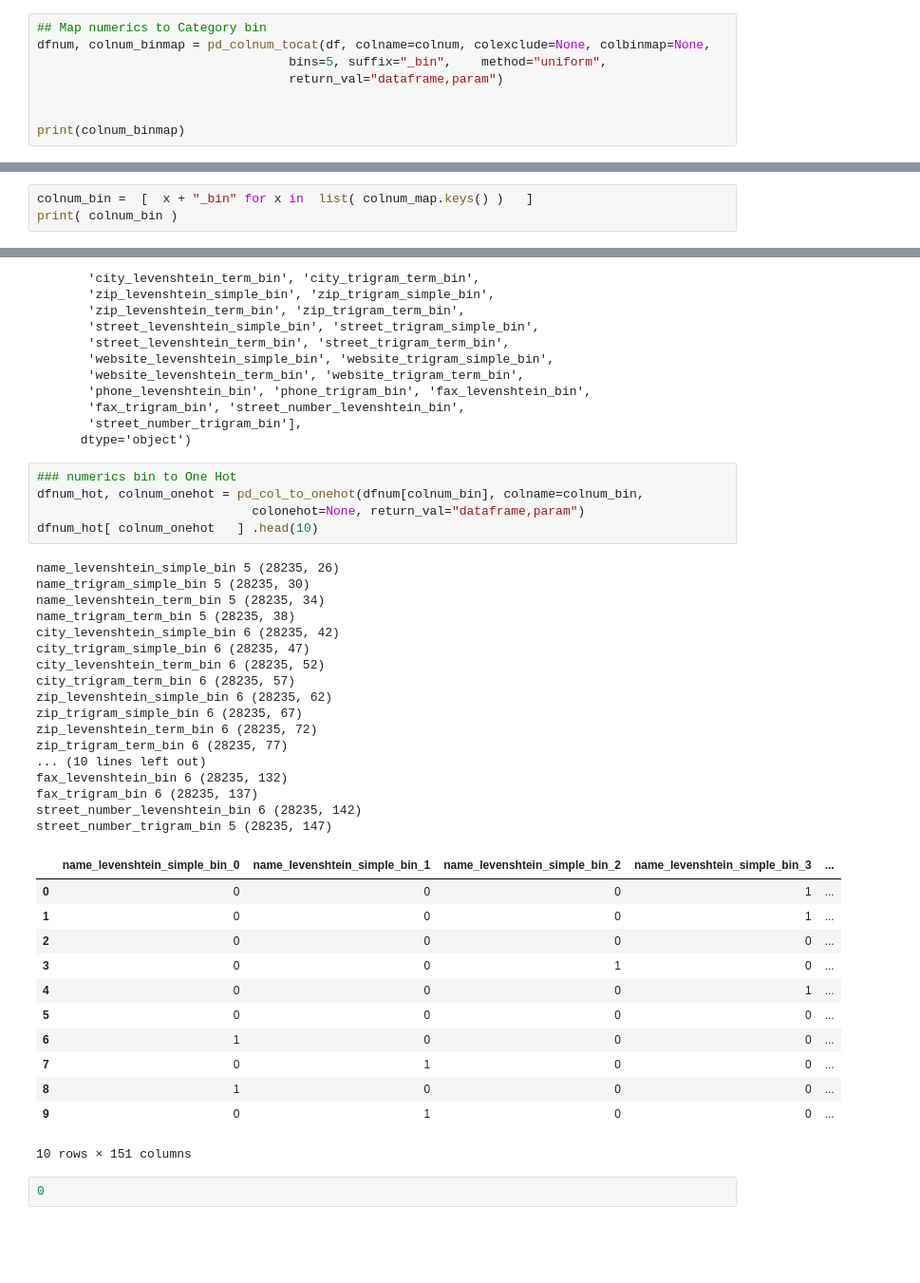
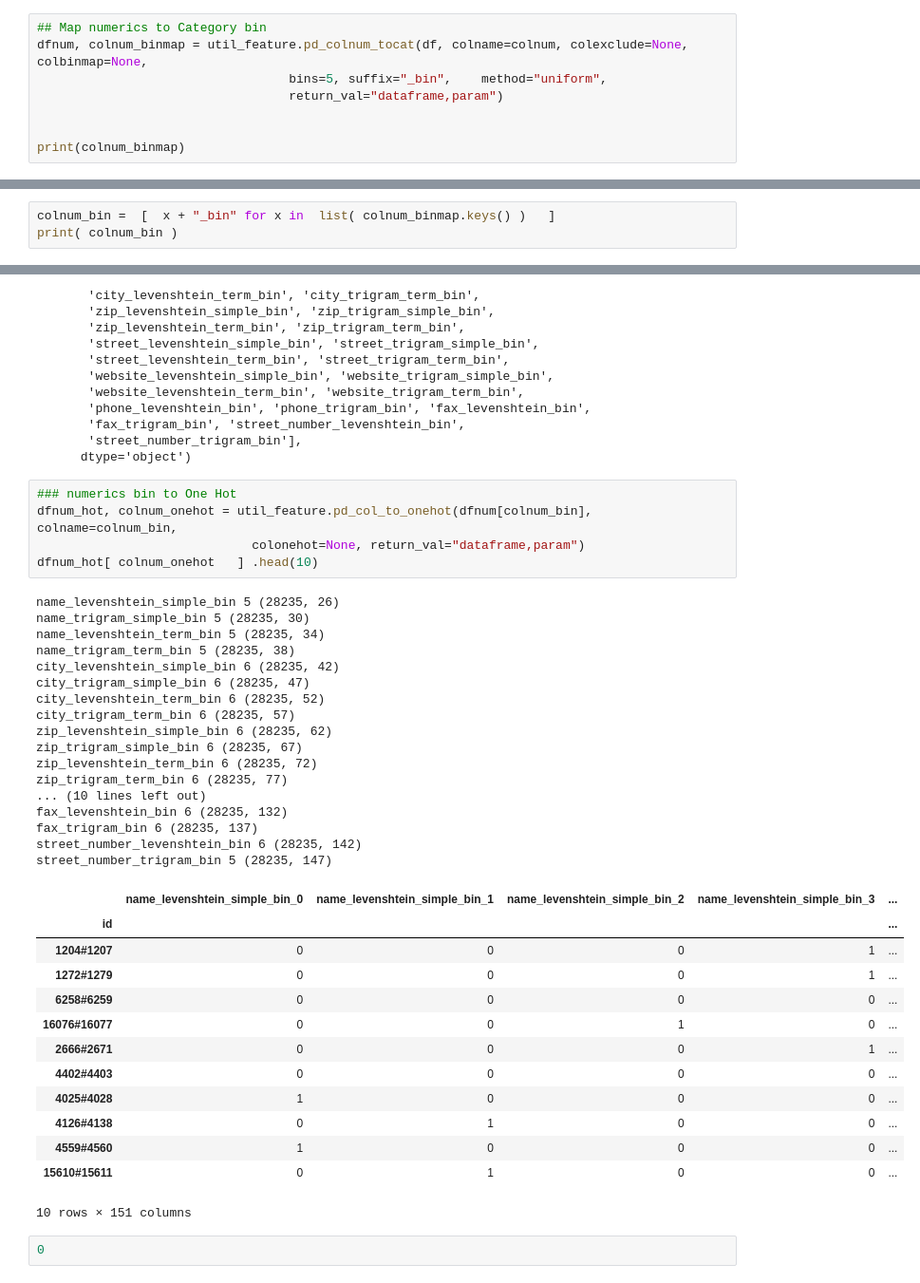
Before and after one commit to arita37/da, a Jupyter notebook: dsa/NA_handling.ipynb, the cells around one changed output, grey strips where cells are left out. Shown at 95% size. Drawn from its saved outputs; the diff is of its cells as text; blank space fills up the shorter version.

```diff
--- a/dsa/NA_handling.ipynb
+++ b/dsa/NA_handling.ipynb
@@ -321,7 +336,7 @@ Unless of those cases :
 ## Colnum
 # %%
 ## Map numerics to Category bin
-dfnum, colnum_binmap = pd_colnum_tocat(df, colname=colnum, colexclude=None, colbinmap=None,
+dfnum, colnum_binmap = util_feature.pd_colnum_tocat(df, colname=colnum, colexclude=None, colbinmap=None,
                                   bins=5, suffix="_bin",    method="uniform",
                                   return_val="dataframe,param")
 
@@ -347,6 +362,6 @@ name_trigram_simple
 OrderedDict([('name_levenshtein_simple', [-0.0001, 0.2, 0.4, 0.6000000000000001, 0.8, 1.0]), ('name_trigram_simple', [-0.0001, 0.2, 0.4, 0.6000000000000001, 0.8, 1.0]), ('name_levenshtein_term', [-0.0 ...
 # %%
-colnum_bin =  [  x + "_bin" for x in  list( colnum_map.keys() )   ]
+colnum_bin =  [  x + "_bin" for x in  list( colnum_binmap.keys() )   ]
 print( colnum_bin )
 # %% [output]
 ['name_levenshtein_simple_bin', 'name_trigram_simple_bin', 'name_levenshtein_term_bin', 'name_trigram_term_bin', 'city_levenshtein_simple_bin', 'city_trigram_simple_bin', 'city_levenshtein_term_bin',  ...
@@ -369,38 +384,39 @@ Index(['name_levenshtein_simple_bin', 'name_trigram_simple_bin',
       dtype='object')
 # %%
 ### numerics bin to One Hot
-dfnum_hot, colnum_onehot = pd_col_to_onehot(dfnum[colnum_bin], colname=colnum_bin,
+dfnum_hot, colnum_onehot = util_feature.pd_col_to_onehot(dfnum[colnum_bin], colname=colnum_bin,
                              colonehot=None, return_val="dataframe,param")
 dfnum_hot[ colnum_onehot   ] .head(10)
 # %% [output]
 name_levenshtein_simple_bin 5 (28235, 26)
 name_trigram_simple_bin 5 (28235, 30)
 name_levenshtein_term_bin 5 (28235, 34)
 name_trigram_term_bin 5 (28235, 38)
 city_levenshtein_simple_bin 6 (28235, 42)
 city_trigram_simple_bin 6 (28235, 47)
 city_levenshtein_term_bin 6 (28235, 52)
 city_trigram_term_bin 6 (28235, 57)
 zip_levenshtein_simple_bin 6 (28235, 62)
 zip_trigram_simple_bin 6 (28235, 67)
 zip_levenshtein_term_bin 6 (28235, 72)
 zip_trigram_term_bin 6 (28235, 77)
 ... (10 lines left out)
 fax_levenshtein_bin 6 (28235, 132)
 fax_trigram_bin 6 (28235, 137)
 street_number_levenshtein_bin 6 (28235, 142)
 street_number_trigram_bin 5 (28235, 147)
 |  | name_levenshtein_simple_bin_0 | name_levenshtein_simple_bin_1 | name_levenshtein_simple_bin_2 | name_levenshtein_simple_bin_3 | ... |
-| 0 | 0 | 0 | 0 | 1 | ... |
-| 1 | 0 | 0 | 0 | 1 | ... |
-| 2 | 0 | 0 | 0 | 0 | ... |
-| 3 | 0 | 0 | 1 | 0 | ... |
-| 4 | 0 | 0 | 0 | 1 | ... |
-| 5 | 0 | 0 | 0 | 0 | ... |
-| 6 | 1 | 0 | 0 | 0 | ... |
-| 7 | 0 | 1 | 0 | 0 | ... |
-| 8 | 1 | 0 | 0 | 0 | ... |
-| 9 | 0 | 1 | 0 | 0 | ... |
+| id |  |  |  |  | ... |
+| 1204#1207 | 0 | 0 | 0 | 1 | ... |
+| 1272#1279 | 0 | 0 | 0 | 1 | ... |
+| 6258#6259 | 0 | 0 | 0 | 0 | ... |
+| 16076#16077 | 0 | 0 | 1 | 0 | ... |
+| 2666#2671 | 0 | 0 | 0 | 1 | ... |
+| 4402#4403 | 0 | 0 | 0 | 0 | ... |
+| 4025#4028 | 1 | 0 | 0 | 0 | ... |
+| 4126#4138 | 0 | 1 | 0 | 0 | ... |
+| 4559#4560 | 1 | 0 | 0 | 0 | ... |
+| 15610#15611 | 0 | 1 | 0 | 0 | ... |
 10 rows × 151 columns
 # %%
 0
```
Also changed, not shown: parts of 23 cells of this notebook, 5 other files.
